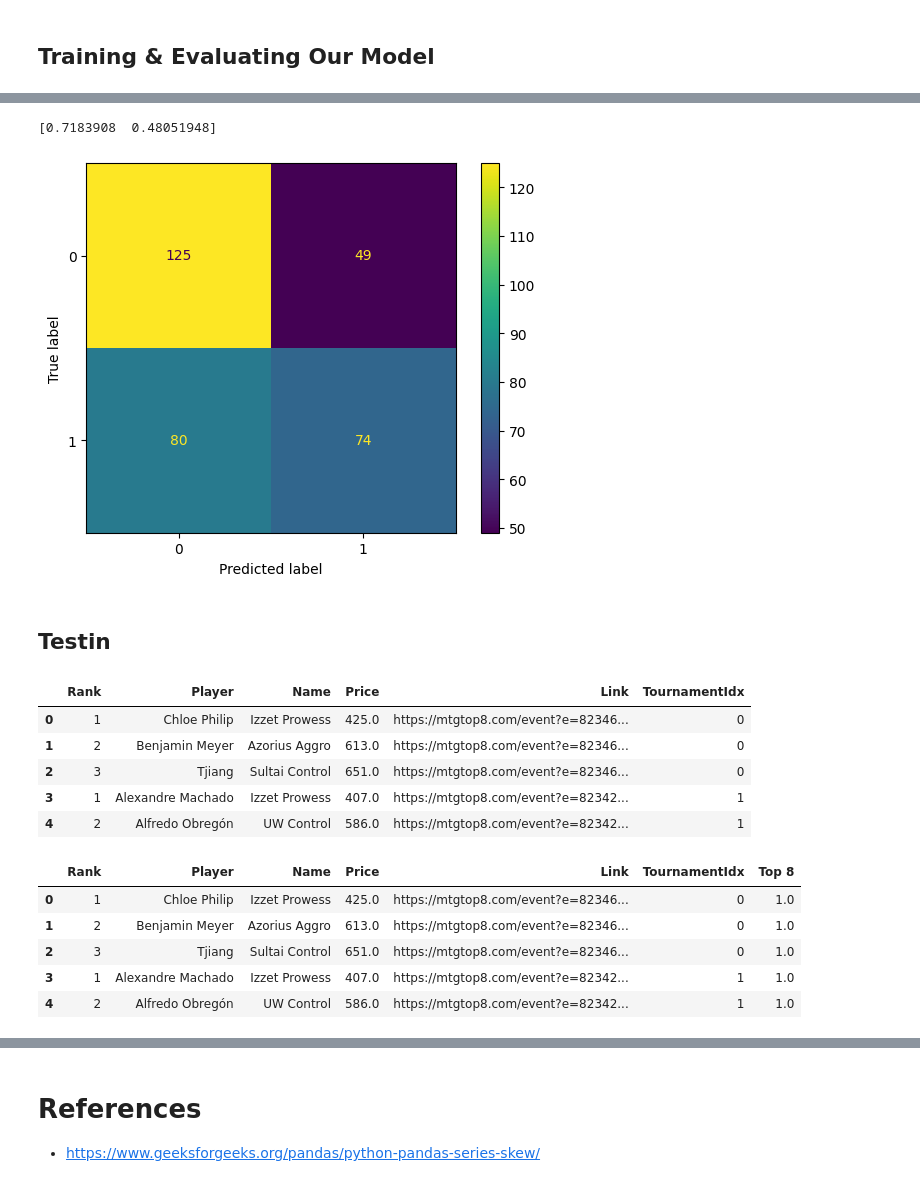
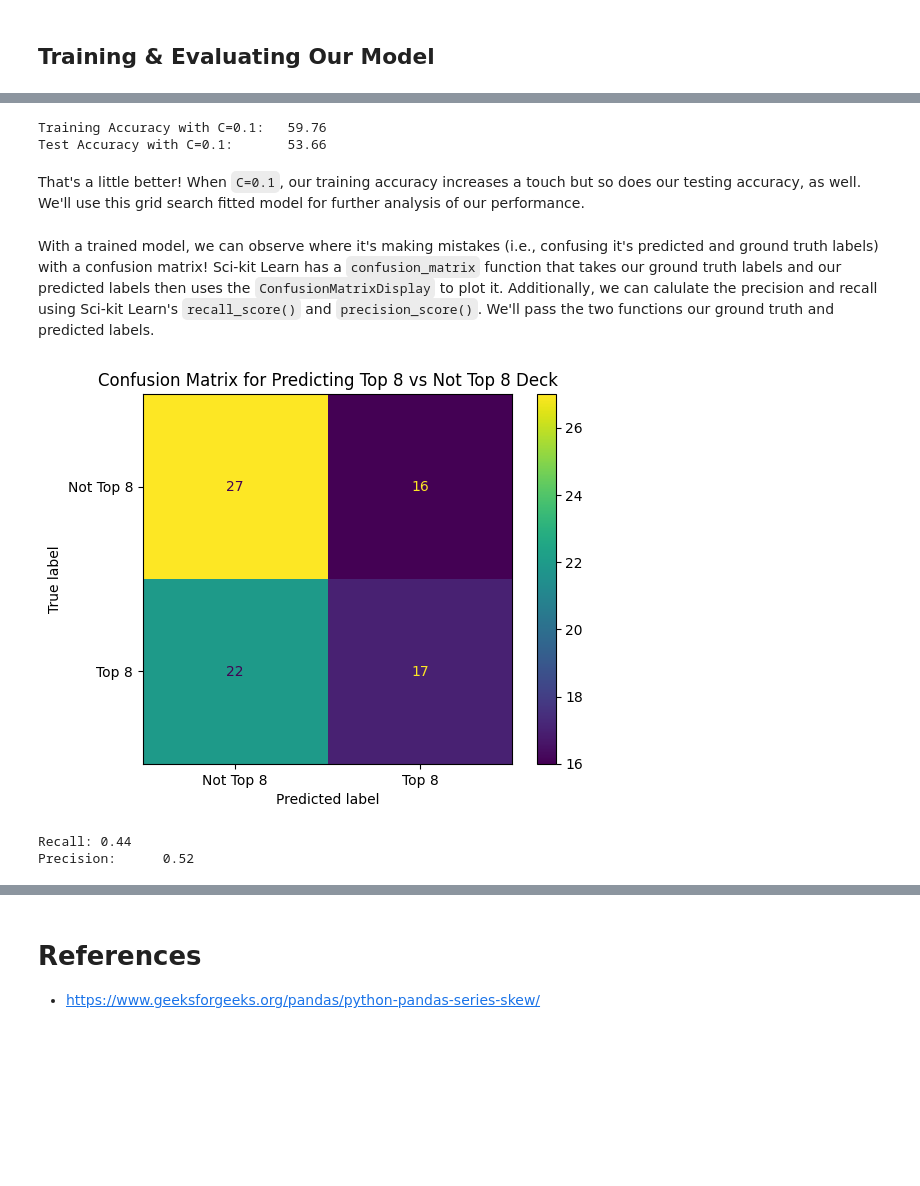
Before and after one commit to abbyortego/cmps-6790-final-tutorial, a Jupyter notebook: Final.ipynb, the cells around one changed output, grey strips where cells are left out. Saved outputs shown, nothing was run; the diff lists cells and outputs as text; code cells hidden in the pictures; blank space fills up the shorter version.

```diff
--- a/Final.ipynb
+++ b/Final.ipynb
@@ -1158,35 +1185,47 @@ np.int64(4)
+# %%
+grid = {'C': [0.1, 0.5, 0.8]}      # C options
+
+# grid search
+grid_search = GridSearchCV(LogisticRegression(), grid, cv=10)
+grid_search.fit(X_train_sc, y_train)
+
+# compute accuracy
+gs_train_accuracy = grid_search.score(X_train_sc, y_train)
+gs_test_accuracy = grid_search.score(X_test_sc, y_test)
+print(f"Training Accuracy with C={grid_search.best_params_['C']}:\t{gs_train_accuracy*100:.2f}")
+print(f"Test Accuracy with C={grid_search.best_params_['C']}:\t{gs_test_accuracy*100:.2f}")
+# %% [output]
+Training Accuracy with C=0.1:   59.76
+Test Accuracy with C=0.1:       53.66
+# %% [markdown]
+That's a little better! When `C=0.1`, our training accuracy increases a touch but so does our testing accuracy, as well. We'll use this grid search fitted model for further analysis of our performance.
+# %% [markdown]
+With a trained model, we can observe where it's making mistakes (i.e., confusing it's predicted and ground truth labels) with a confusion matrix! Sci-kit Learn has a `confusion_matrix` function that takes our ground truth labels and our predicted labels then uses the `ConfusionMatrixDisplay` to plot it. Additionally, we can calulate the precision and recall using Sci-kit Learn's `recall_score()` and `precision_score()`. We'll pass the two functions our ground truth and predicted labels.
 # %%
-from sklearn.metrics import confusion_matrix, ConfusionMatrixDisplay, precision_score, recall_score
+conf_mat = confusion_matrix(
+    y_test,     # ground truth labels
+    grid_search.predict(X_test_sc)      # predicted labels
+)
 
-cm = confusion_matrix(y_train, y_pred)
-disp = ConfusionMatrixDisplay(confusion_matrix=cm)
-disp.plot()
+# plotting matrix
+ConfusionMatrixDisplay(confusion_matrix=conf_mat).plot()
+plt.title("Confusion Matrix for Predicting Top 8 vs Not Top 8 Deck")
+plt.xticks([0, 1], ["Not Top 8", "Top 8"])
+plt.yticks([0, 1], ["Not Top 8", "Top 8"])
+plt.show()
 
-print(recall_score(y_train, y_pred, average=None))
+# precision & recall
+r = recall_score(
+    y_test,     # ground truth labels
+    grid_search.predict(X_test_sc)      # predicted labels
+)
+p = precision_score(
+    y_test,     # ground truth labels
+    grid_search.predict(X_test_sc)      # predicted labels
+)
+print(f"Recall:\t{r:.2f}")
+print(f"Precision:\t{p:.2f}")
 # %% [output]
+[figure, new version]
-[0.7183908  0.48051948]
+Recall: 0.44
+Precision:      0.52
-[figure, old version]
-# %% [markdown]
-## Testin
-# %%
-dataset_df = decks_df.copy()
-display(dataset_df.head())
-# %% [output]
-|  | Rank | Player | Name | Price | Link | TournamentIdx |
-| 0 | 1 | Chloe Philip | Izzet Prowess | 425.0 | https://mtgtop8.com/event?e=82346... | 0 |
-| 1 | 2 | Benjamin Meyer | Azorius Aggro | 613.0 | https://mtgtop8.com/event?e=82346... | 0 |
-| 2 | 3 | Tjiang | Sultai Control | 651.0 | https://mtgtop8.com/event?e=82346... | 0 |
-| 3 | 1 | Alexandre Machado | Izzet Prowess | 407.0 | https://mtgtop8.com/event?e=82342... | 1 |
-| 4 | 2 | Alfredo Obregón | UW Control | 586.0 | https://mtgtop8.com/event?e=82342... | 1 |
-# %%
-dataset_df.loc[dataset_df["Rank"] <= 8, "Top 8"] = 1
-dataset_df.loc[dataset_df["Rank"] > 8, "Top 8"] = 0
-
-display(dataset_df.head())
-# %% [output]
-|  | Rank | Player | Name | Price | Link | TournamentIdx | Top 8 |
-| 0 | 1 | Chloe Philip | Izzet Prowess | 425.0 | https://mtgtop8.com/event?e=82346... | 0 | 1.0 |
-| 1 | 2 | Benjamin Meyer | Azorius Aggro | 613.0 | https://mtgtop8.com/event?e=82346... | 0 | 1.0 |
-| 2 | 3 | Tjiang | Sultai Control | 651.0 | https://mtgtop8.com/event?e=82346... | 0 | 1.0 |
-| 3 | 1 | Alexandre Machado | Izzet Prowess | 407.0 | https://mtgtop8.com/event?e=82342... | 1 | 1.0 |
-| 4 | 2 | Alfredo Obregón | UW Control | 586.0 | https://mtgtop8.com/event?e=82342... | 1 | 1.0 |
```
Also changed, not shown: parts of 42 cells of this notebook.
